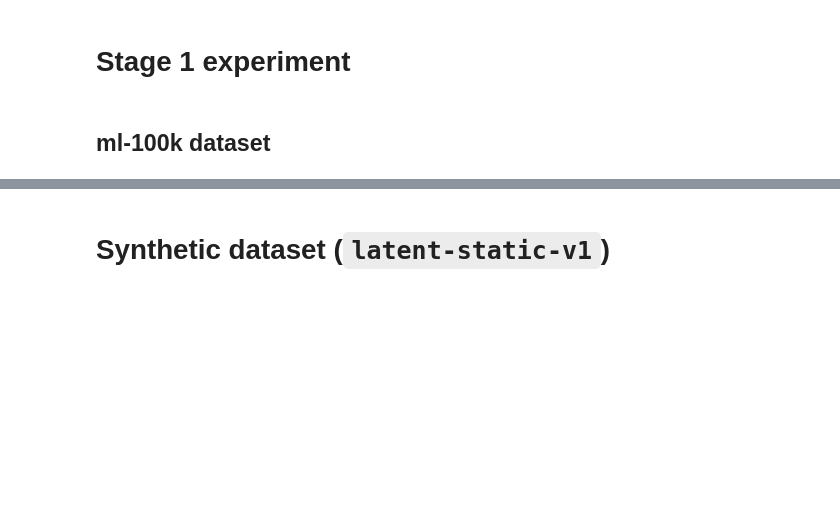
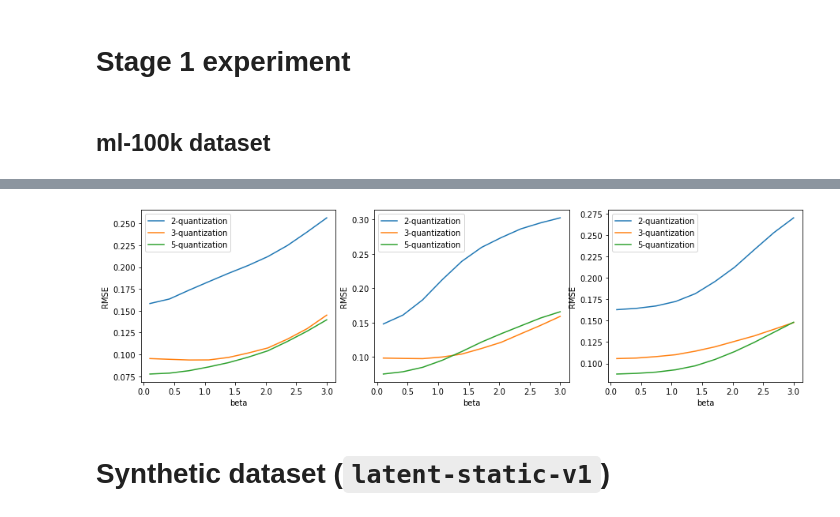
Before and after one commit to fengyuli-dev/debias-recommender, a Jupyter notebook: experiment.ipynb, the cells around one changed output, grey strips where cells are left out. Cells and saved outputs as stored; diff of their text form; code cells hidden in the pictures; blank space fills up the shorter version.

```diff
--- a/experiment.ipynb
+++ b/experiment.ipynb
@@ -177,24 +195,26 @@ fig.savefig('images/visualize.png', dpi=300)
 # %%
-# fig, axs = plt.subplots(1, 3, figsize=(15, 4))
-# axs[0].plot(beta, user_knn_result_avg['binary'], label='2-quantization')
-# axs[0].plot(beta, user_knn_result_avg['onetothree'], label='3-quantization')
-# axs[0].plot(beta, user_knn_result_avg['onetofive'], label='5-quantization')
-# axs[0].set(xlabel='beta', ylabel='RMSE')
-# axs[0].legend(loc='upper left')
+fig, axs = plt.subplots(1, 3, figsize=(15, 4))
+axs[0].plot(beta, user_knn_result_avg['binary'], label='2-quantization')
+axs[0].plot(beta, user_knn_result_avg['onetothree'], label='3-quantization')
+axs[0].plot(beta, user_knn_result_avg['onetofive'], label='5-quantization')
+axs[0].set(xlabel='beta', ylabel='RMSE')
+axs[0].legend(loc='upper left')
 
-# axs[1].plot(beta, item_knn_result_avg['binary'], label='2-quantization')
-# axs[1].plot(beta, item_knn_result_avg['onetothree'], label='3-quantization')
-# axs[1].plot(beta, item_knn_result_avg['onetofive'], label='5-quantization')
-# axs[1].set(xlabel='beta', ylabel='RMSE')
-# axs[1].legend(loc='upper left')
+axs[1].plot(beta, item_knn_result_avg['binary'], label='2-quantization')
+axs[1].plot(beta, item_knn_result_avg['onetothree'], label='3-quantization')
+axs[1].plot(beta, item_knn_result_avg['onetofive'], label='5-quantization')
+axs[1].set(xlabel='beta', ylabel='RMSE')
+axs[1].legend(loc='upper left')
 
-# axs[2].plot(beta, svd_result_avg['binary'], label='2-quantization')
-# axs[2].plot(beta, svd_result_avg['onetothree'], label='3-quantization')
-# axs[2].plot(beta, svd_result_avg['onetofive'], label='5-quantization')
-# axs[2].set(xlabel='beta', ylabel='RMSE')
-# axs[2].legend(loc='upper left')
-# fig.show()
-# fig.savefig('images/1a.png', dpi=300)
+axs[2].plot(beta, svd_result_avg['binary'], label='2-quantization')
+axs[2].plot(beta, svd_result_avg['onetothree'], label='3-quantization')
+axs[2].plot(beta, svd_result_avg['onetofive'], label='5-quantization')
+axs[2].set(xlabel='beta', ylabel='RMSE')
+axs[2].legend(loc='upper left')
+fig.show()
+fig.savefig('images/1a.png', dpi=300)
+# %% [output]
+[figure, added]
 # %% [markdown]
 # Synthetic dataset (`latent-static-v1`)
 # %%
```
Also changed, not shown: parts of 5 cells of this notebook, 8 other files.
